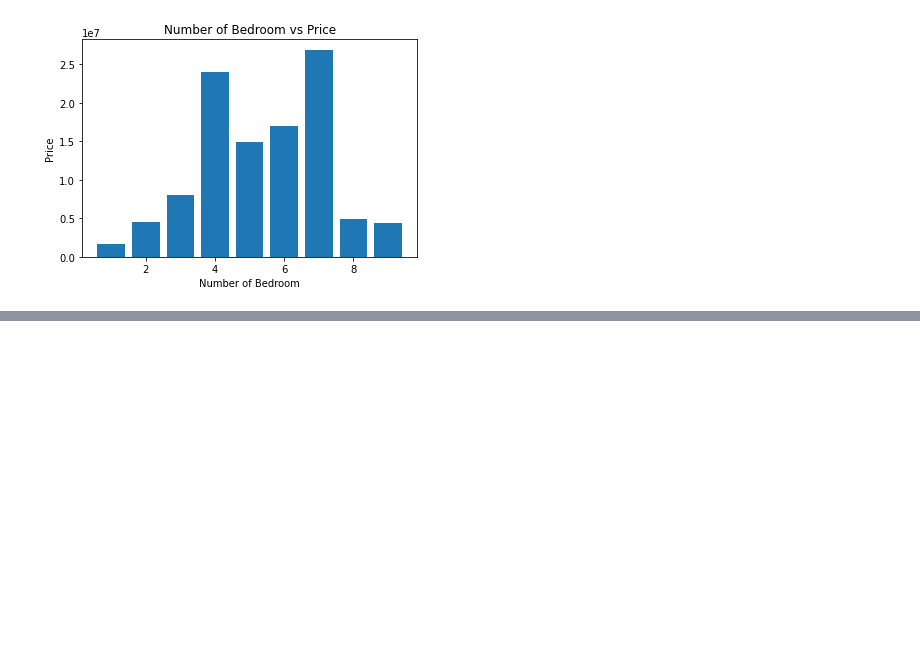
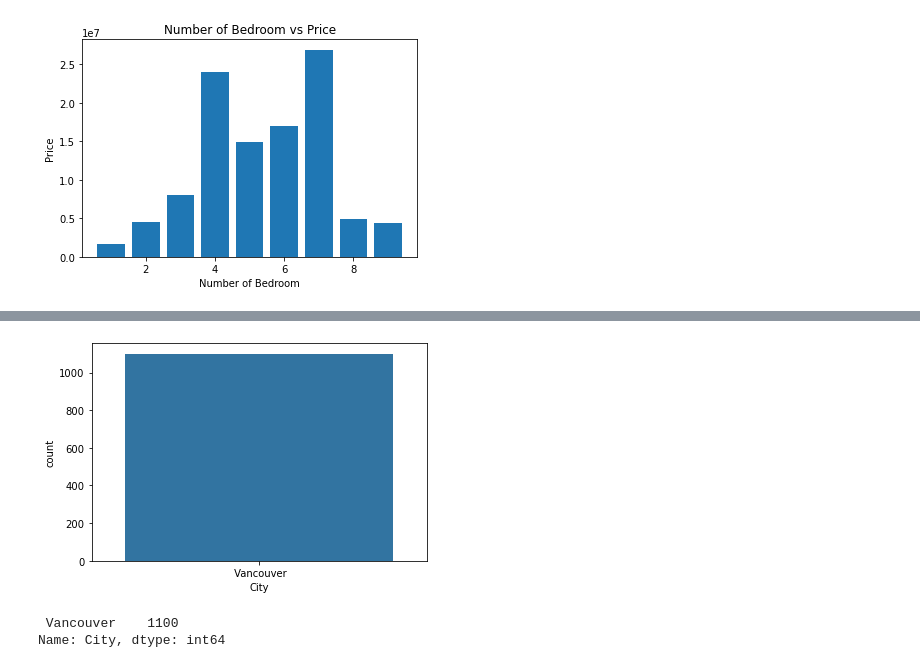
Before and after one commit to markqle/Redfin_Real_Estate_scraping-analysis, a Jupyter notebook: Redfin_Data_Analysis.ipynb, the cells around one changed output, grey strips where cells are left out. Cells and saved outputs as stored; diff of their text form; code cells hidden in the pictures; blank space fills up the shorter version.

```diff
--- a/Redfin_Data_Analysis.ipynb
+++ b/Redfin_Data_Analysis.ipynb
@@ -208,0 +307,10 @@ plt.show()
+# %%
+#Exploring City
+snsplot= sns.countplot(x='City', data= df)
+# %% [output]
+[figure, added]
+# %%
+df['City'].value_counts()
+# %% [output]
+ Vancouver    1100
+Name: City, dtype: int64
```
Also changed, not shown: parts of 23 cells of this notebook.
